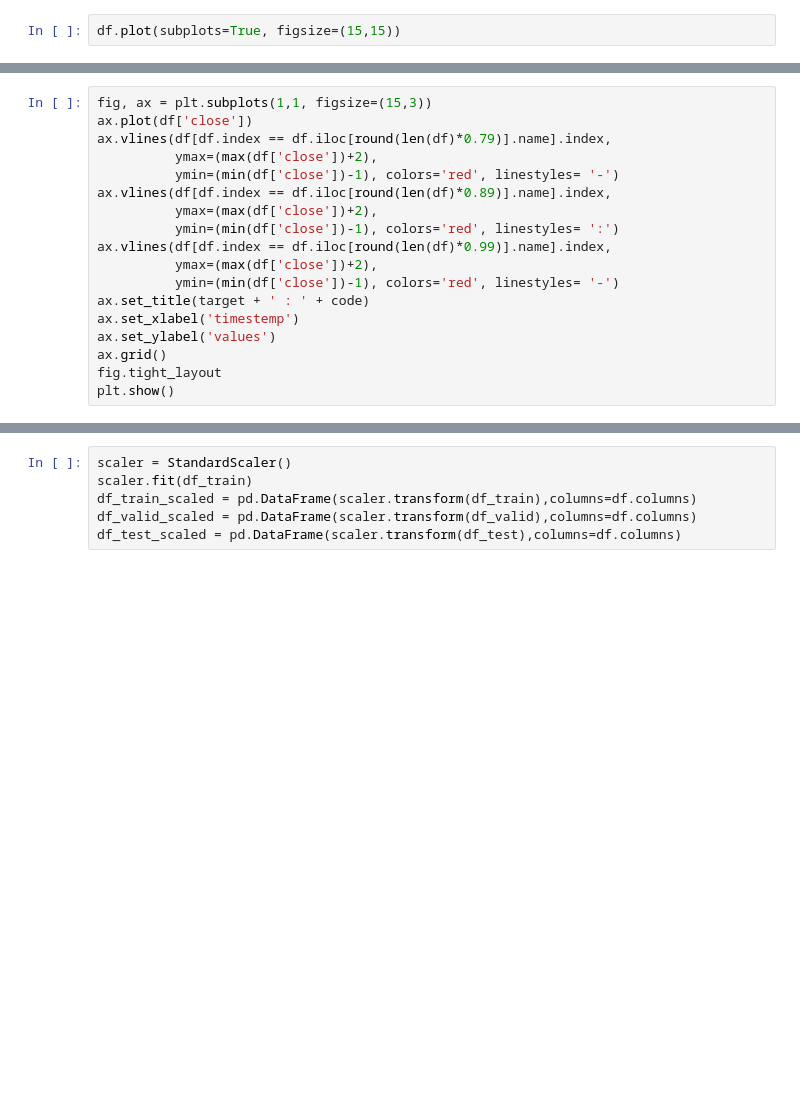
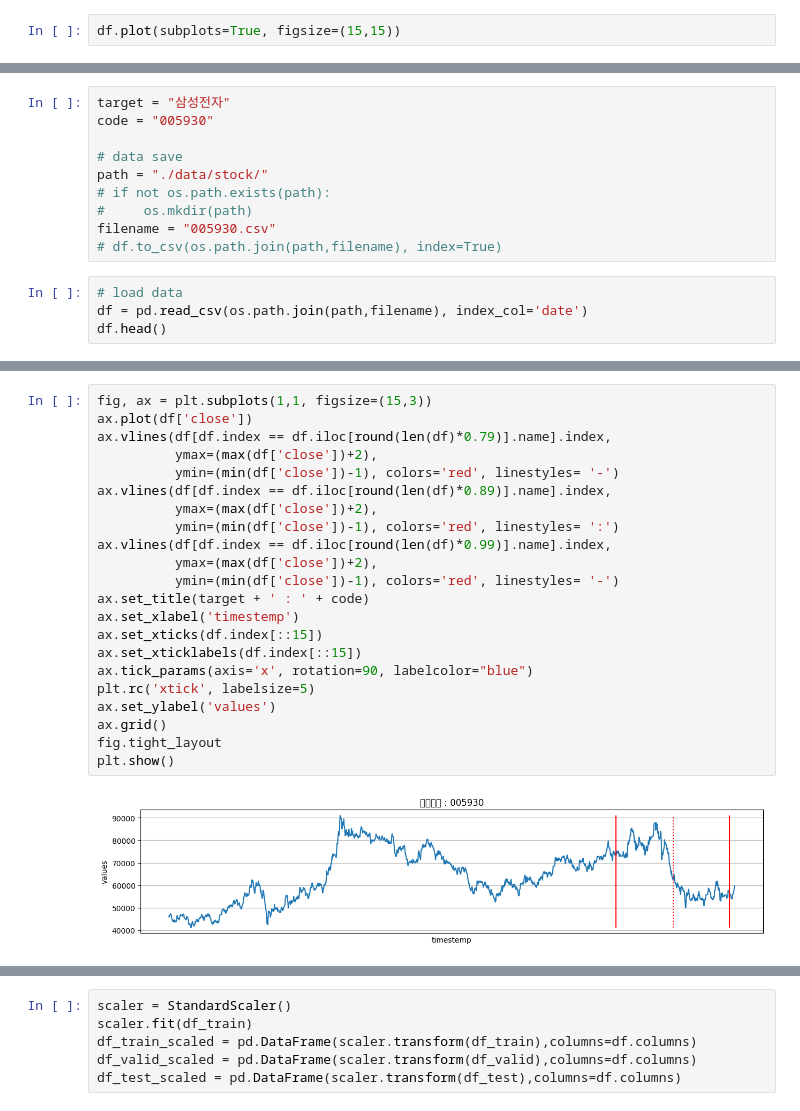
Before and after one commit to hugwolf77/sim, a Jupyter notebook: 02_DLnote/10_seq2seq_tf.ipynb, the cells around one changed output, grey strips where cells are left out. Drawn from its saved outputs; the diff is of its cells as text; blank space fills up the shorter version.

```diff
--- a/02_DLnote/10_seq2seq_tf.ipynb
+++ b/02_DLnote/10_seq2seq_tf.ipynb
@@ -112,0 +117,14 @@ df.plot(subplots=True, figsize=(15,15))
+# %%
+target = "삼성전자"
+code = "005930"
+
+# data save
+path = "./data/stock/"
+# if not os.path.exists(path):
+#     os.mkdir(path)
+filename = "005930.csv"
+# df.to_csv(os.path.join(path,filename), index=True)
+# %%
+# load data
+df = pd.read_csv(os.path.join(path,filename), index_col='date')
+df.head()
@@ -113,21 +139,27 @@ df.plot(subplots=True, figsize=(15,15))
 # %%
 fig, ax = plt.subplots(1,1, figsize=(15,3))
 ax.plot(df['close'])
 ax.vlines(df[df.index == df.iloc[round(len(df)*0.79)].name].index,
           ymax=(max(df['close'])+2),
           ymin=(min(df['close'])-1), colors='red', linestyles= '-')
 ax.vlines(df[df.index == df.iloc[round(len(df)*0.89)].name].index,
           ymax=(max(df['close'])+2),
           ymin=(min(df['close'])-1), colors='red', linestyles= ':')
 ax.vlines(df[df.index == df.iloc[round(len(df)*0.99)].name].index,
           ymax=(max(df['close'])+2),
           ymin=(min(df['close'])-1), colors='red', linestyles= '-')
 ax.set_title(target + ' : ' + code)
 ax.set_xlabel('timestemp')
+ax.set_xticks(df.index[::15])
+ax.set_xticklabels(df.index[::15])
+ax.tick_params(axis='x', rotation=90, labelcolor="blue")
+plt.rc('xtick', labelsize=5)
 ax.set_ylabel('values')
 ax.grid()
 fig.tight_layout
 plt.show()
+# %% [output]
+[figure, added]
 # %%
 # 데이터를 훈련, 검증, 테스트로 나눈다.
 df_train = df.iloc[:round(len(df)*0.8)]
```
Also changed, not shown: parts of 24 cells of this notebook, 5 other files.
